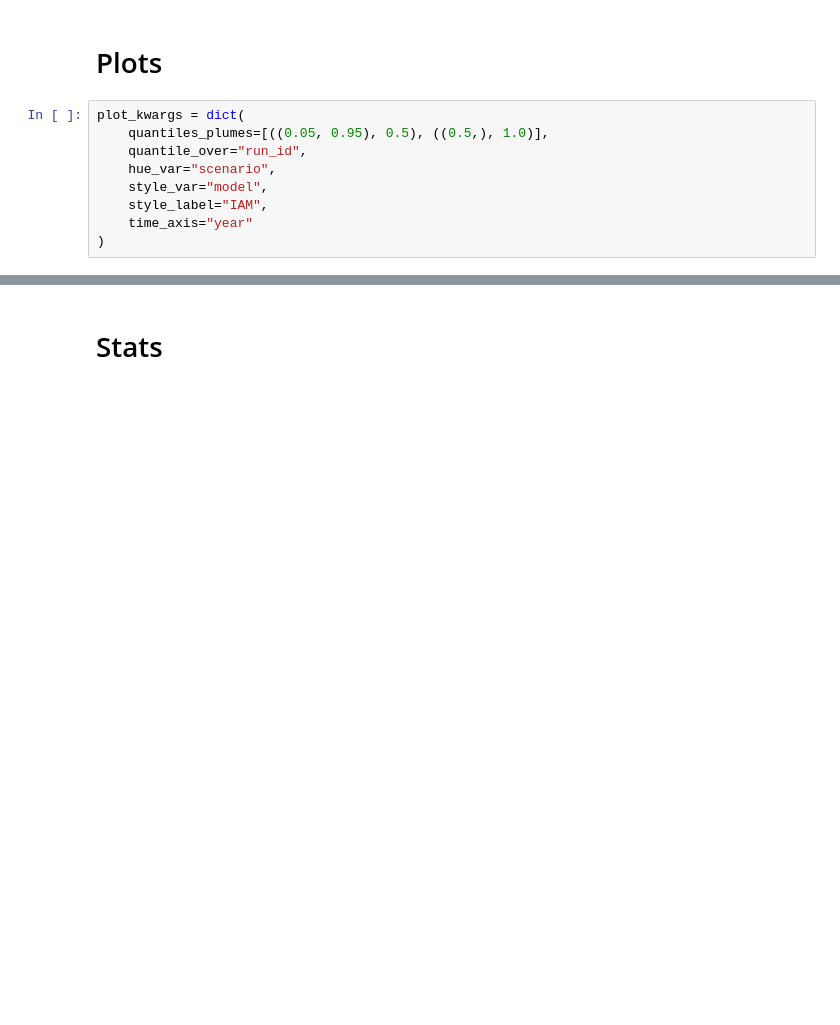
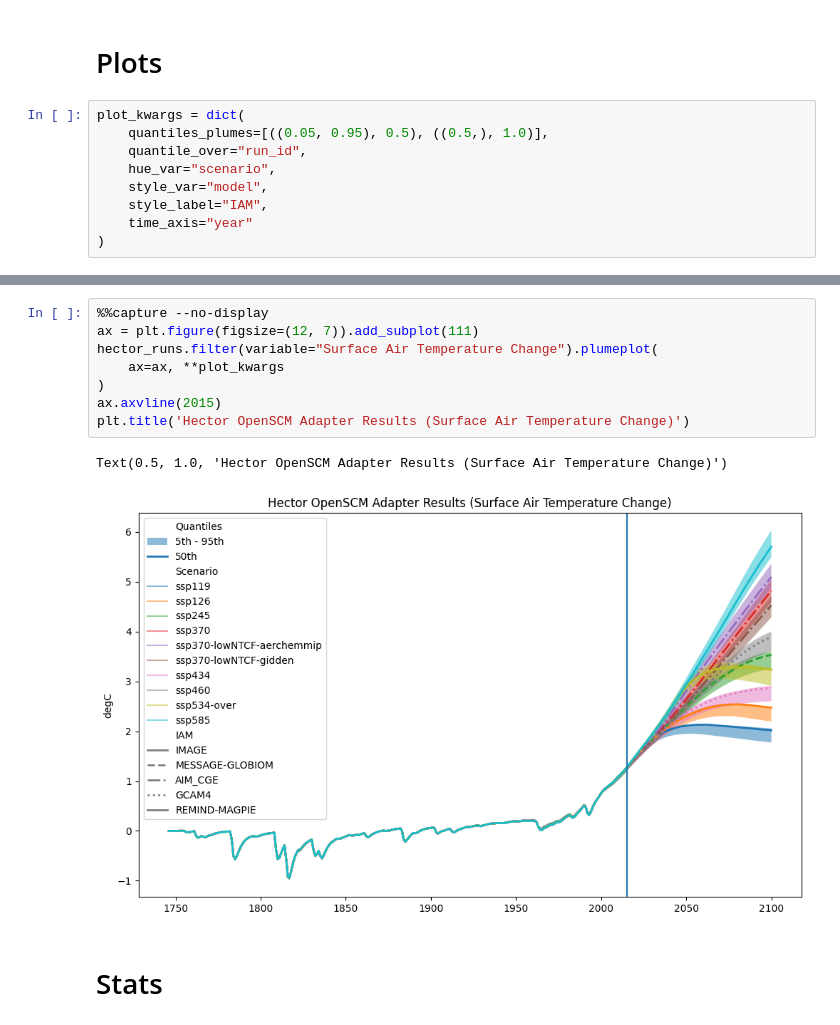
Before and after one commit to noahprime/openscm-runner, a Jupyter notebook: notebooks/hector_notebook.ipynb, the cells around one changed output, grey strips where cells are left out. Saved outputs shown, nothing was run; the diff lists cells and outputs as text; blank space fills up the shorter version.

```diff
--- a/notebooks/hector_notebook.ipynb
+++ b/notebooks/hector_notebook.ipynb
@@ -114,3 +148,14 @@ Text(0.5, 1.0, 'Hector OpenSCM Adapter Results (Global tas)')
+# %%
+%%capture --no-display
+ax = plt.figure(figsize=(12, 7)).add_subplot(111)
+hector_runs.filter(variable="Surface Air Temperature Change").plumeplot(
+    ax=ax, **plot_kwargs
+)
+ax.axvline(2015)
+plt.title('Hector OpenSCM Adapter Results (Surface Air Temperature Change)')
+# %% [output]
+Text(0.5, 1.0, 'Hector OpenSCM Adapter Results (Surface Air Temperature Change)')
+[figure, added]
 # %% [markdown]
 # Stats
 # %%
```
Also changed, not shown: parts of 49 cells of this notebook.
